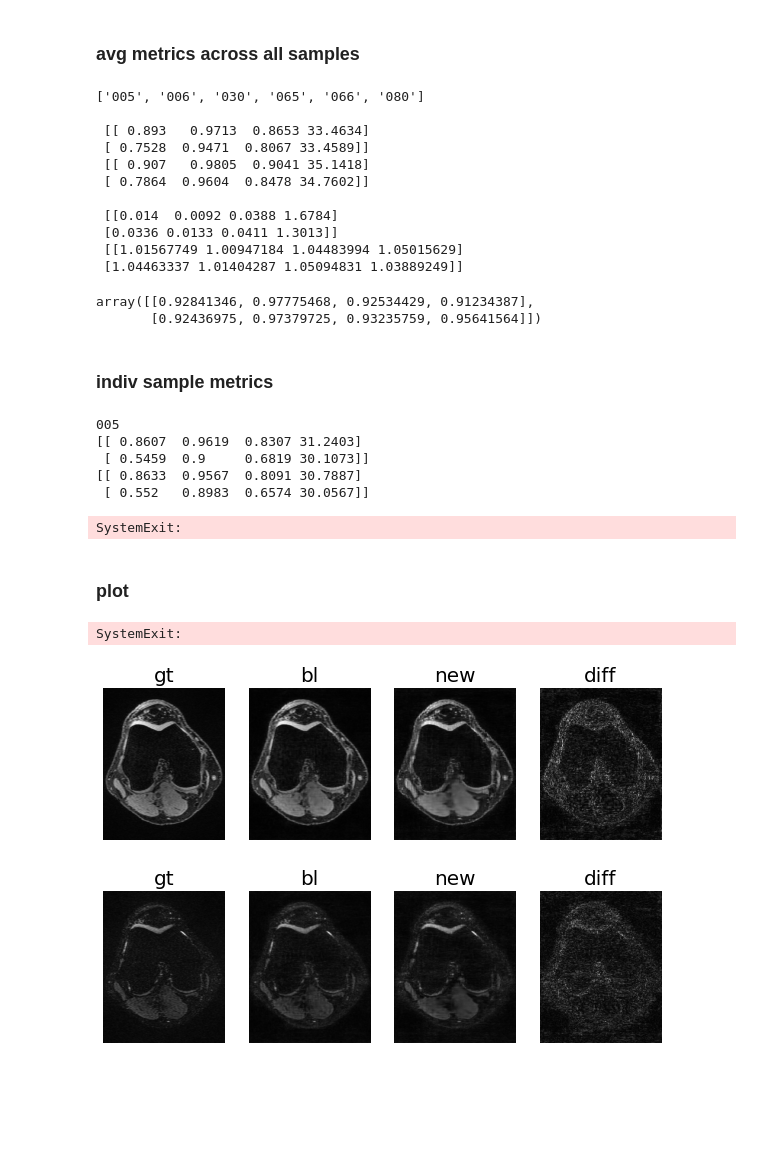
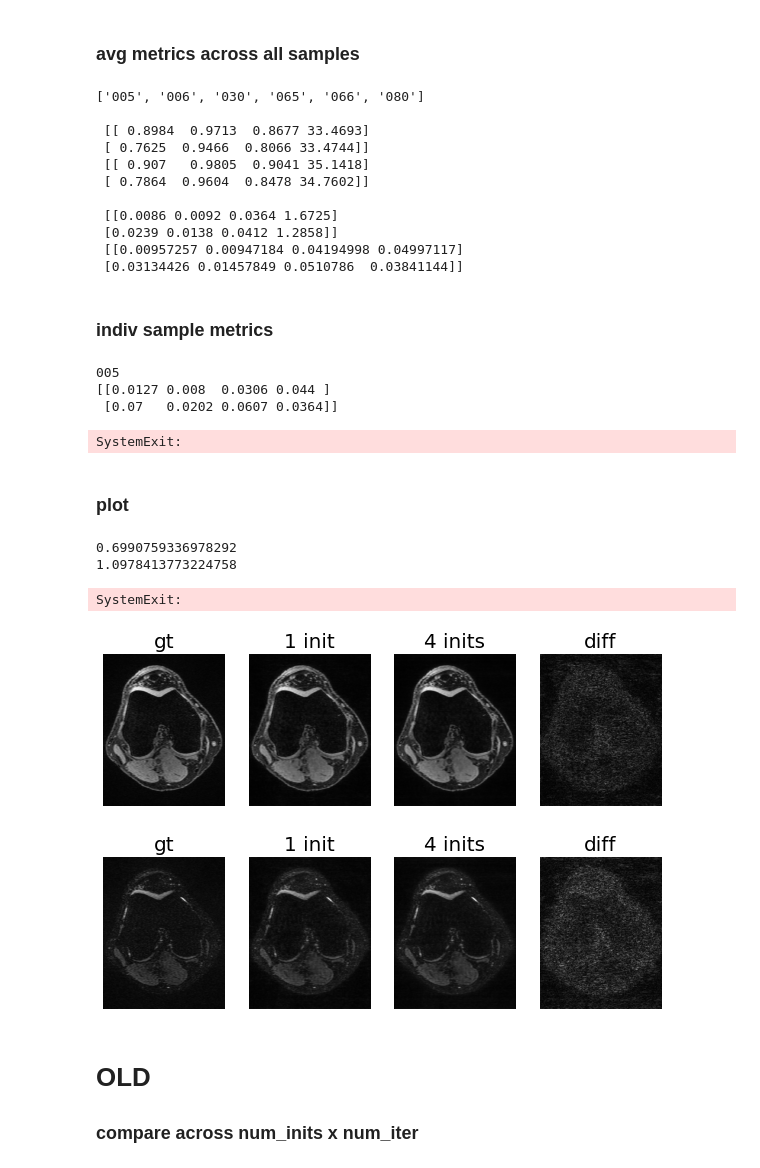
Before and after one commit to davevanveen/unsup_mri, a Jupyter notebook: ipynb/20210402_eval_many_inits.ipynb, the cells around one changed output. Saved outputs shown, nothing was run; the diff lists cells and outputs as text; code cells hidden in the pictures; blank space fills up the shorter version.

```diff
--- a/ipynb/20210402_eval_many_inits.ipynb
+++ b/ipynb/20210402_eval_many_inits.ipynb
@@ -16,7 +51,7 @@ from utils.data_io import get_mtr_ids_and, load_imgs, load_qdess
 # %% [markdown]
 ### img loader specific to `many_inits/` expmt
 # %%
-def load_imgs_many_inits(mtr_id_list, path, num_inits=None):
+def load_imgs_many_inits(mtr_id_list, path, num_inits=None, avg_inits=True):
     ''' load images where each sample was reconed multiple times
         num_inits to control how many restarts are loaded '''
 
@@ -36,16 +71,19 @@ def load_imgs_many_inits(mtr_id_list, path, num_inits=None):
             arr[idx_s, idx_i, 0] = np.load('{}MTR_{}_e1{}_init{}.npy'.format(path, mtr_id, gt_str, idx_i))
             arr[idx_s, idx_i, 1] = np.load('{}MTR_{}_e2{}_init{}.npy'.format(path, mtr_id, gt_str, idx_i))
 
+    if avg_inits:
+        arr = np.mean(arr, axis=1) #avg across inits
+
     return arr
 # %%
 accel = 4
 path_base = '/bmrNAS/people/dvv/out_qdess/accel_{}x/'.format(accel)
 
 path_gt = path_base + 'gt/'
-# path_bl = path_base + 'many_inits/iter_10k/'
-# path_new = path_base + 'many_inits/iter_5k/'
+path_bl = path_base + 'many_inits/iter_10k/'
+path_new = path_base + 'many_inits/iter_10k/'
 
-path_bl = path_base + 'many_inits/iter_2k/'
-path_new = path_base + 'many_inits/iter_2k/'
+inits_bl = 1
+inits_new = 4
 # %% [markdown]
 ### load imgs, calc metrics
@@ -126,3 +90,14 @@ plt.show()
+# %%
+mtr_id_list = get_mtr_ids_and(path_bl, path_new)
+
+imgs_gt = load_imgs(mtr_id_list, path=path_gt)
+imgs_bl = load_imgs_many_inits(mtr_id_list, path=path_bl,
+                               num_inits=inits_bl, avg_inits=True)
+imgs_new = load_imgs_many_inits(mtr_id_list, path=path_new,
+                                num_inits=inits_new, avg_inits=True)
+
+metrics_bl = calc_metrics_imgs(imgs_gt, imgs_bl)
+metrics_new = calc_metrics_imgs(imgs_gt, imgs_new)
 # %% [markdown]
 ### avg metrics across all samples
 # %%
@@ -131,68 +106,71 @@ print(mtr_id_list)
 mu_bl = np.around(np.mean(metrics_bl, 0), 4)
 mu_new = np.around(np.mean(metrics_new, 0), 4)
 mu_diff = mu_new - mu_bl
-print('\n', mu_bl, '\n', mu_new, '\n\n', mu_diff, '\n', mu_new/mu_bl)
+print('\n', mu_bl, '\n', mu_new, '\n\n', mu_diff, '\n', mu_new/mu_bl-1)
 # %% [output]
 ['005', '006', '030', '065', '066', '080']
 
- [[ 0.893   0.9713  0.8653 33.4634]
- [ 0.7528  0.9471  0.8067 33.4589]]
+ [[ 0.8984  0.9713  0.8677 33.4693]
+ [ 0.7625  0.9466  0.8066 33.4744]]
  [[ 0.907   0.9805  0.9041 35.1418]
  [ 0.7864  0.9604  0.8478 34.7602]]
 
- [[0.014  0.0092 0.0388 1.6784]
- [0.0336 0.0133 0.0411 1.3013]]
- [[1.01567749 1.00947184 1.04483994 1.05015629]
- [1.04463337 1.01404287 1.05094831 1.03889249]]
+ [[0.0086 0.0092 0.0364 1.6725]
+ [0.0239 0.0138 0.0412 1.2858]]
+ [[0.00957257 0.00947184 0.04194998 0.04997117]
+ [0.03134426 0.01457849 0.0510786  0.03841144]]
-# %%
-[[1.00727529 1.00987013 1.04319498 1.039946  ]
- [1.02094387 1.01509798 1.04990202 1.03119549]]
-# %% [output]
-array([[0.92841346, 0.97775468, 0.92534429, 0.91234387],
-       [0.92436975, 0.97379725, 0.93235759, 0.95641564]])
 # %% [markdown]
 ### indiv sample metrics
 # %%
 for idx_s, mtr_id in enumerate(mtr_id_list):
 
+#     if mtr_id != '005':
+#         continue
+
     print(mtr_id)
-    print(metrics_bl[idx_s])
-    print(metrics_new[idx_s])
+#     print(metrics_bl[idx_s])
+#     print(metrics_new[idx_s])
+    print(np.around(metrics_new[idx_s] / metrics_bl[idx_s] - 1, 4))
     sys.exit()
 # %% [output]
 005
-[[ 0.8607  0.9619  0.8307 31.2403]
- [ 0.5459  0.9     0.6819 30.1073]]
-[[ 0.8633  0.9567  0.8091 30.7887]
- [ 0.552   0.8983  0.6574 30.0567]]
+[[0.0127 0.008  0.0306 0.044 ]
+ [0.07   0.0202 0.0607 0.0364]]
 SystemExit:
 # %% [markdown]
 ### plot
 # %%
-title_list = ['gt', 'bl', 'new']
+title_list = ['gt', '1 init', '4 inits']
 clim_list = [None] * len(title_list)
 DIFF_MAP = True
 
 for idx_s in np.arange(imgs_gt.shape[0]):
     for idx_e in np.arange(imgs_gt.shape[1]):
 
         im_gt, im1, im2 = imgs_gt[idx_s, idx_e], \
                           imgs_bl[idx_s, idx_e], \
                           imgs_new[idx_s, idx_e]
 #         im_gt, im1, im2 = scale_0_1(im_gt), scale_0_1(im1), scale_0_1(im2)
         arr_list = [im_gt, im1, im2]
 
         if DIFF_MAP:
-            C = 4 # constant for plotting on clim=(0,1)
+            C = 10 # constant for plotting on clim=(0,1)
             im_diff = C * np.abs(scale_0_1(im1) - scale_0_1(im2))
+            print(im_diff.max())
             arr_list.append(im_diff)
             title_list.append('diff')
             clim_list.append((0,1))
 
         plot_row_qdess(arr_list, title_list, clim_list)
 
     sys.exit()
 # %% [output]
-SystemExit:
+0.6990759336978292
+1.0978413773224758
+SystemExit:
-[figure, old version]
+[figure, new version]
-[figure, old version]
+[figure, new version]
+# %% [markdown]
+# OLD
+
+### compare across num_inits x num_iter
```
Also changed, not shown: parts of 10 cells of this notebook, 5 other files.
